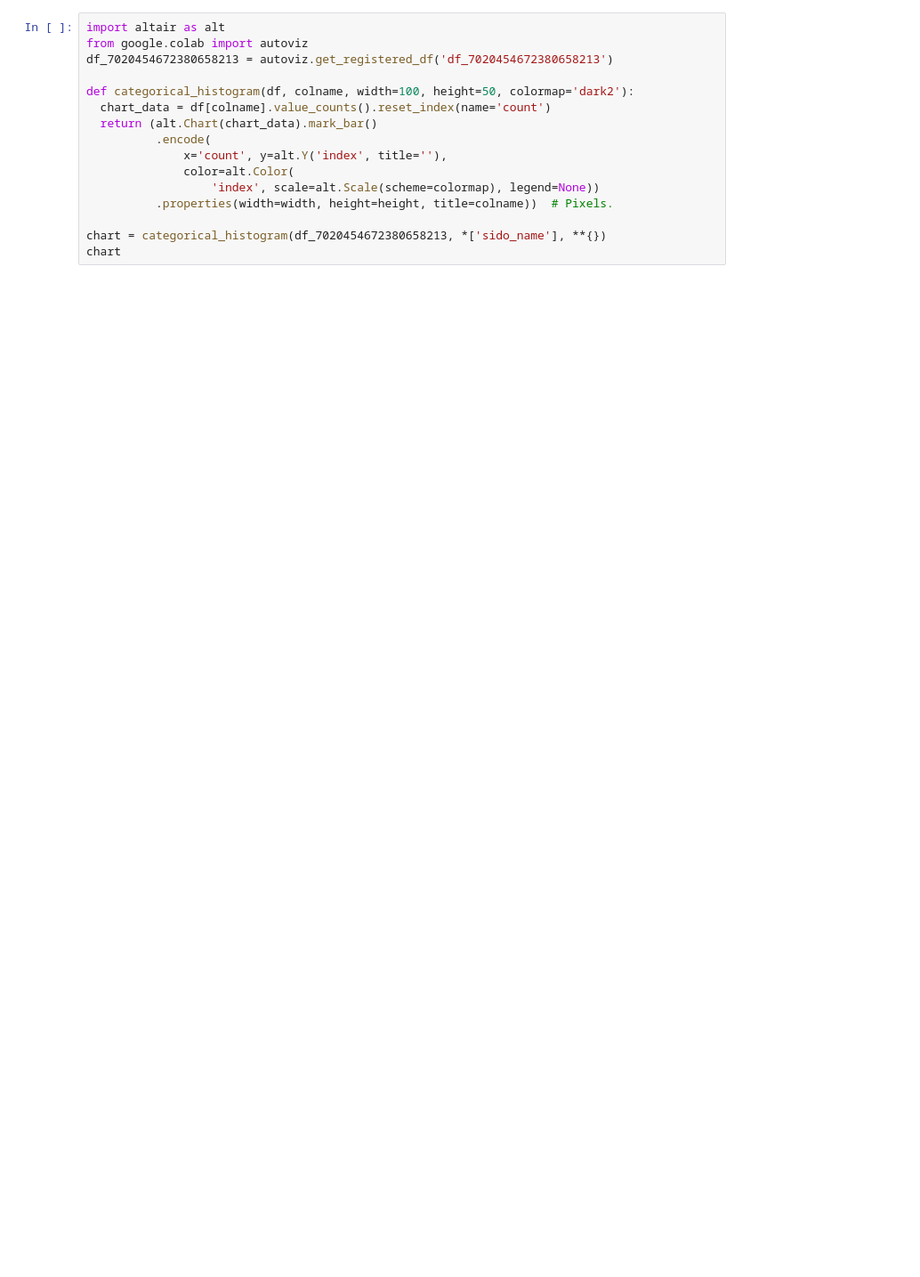
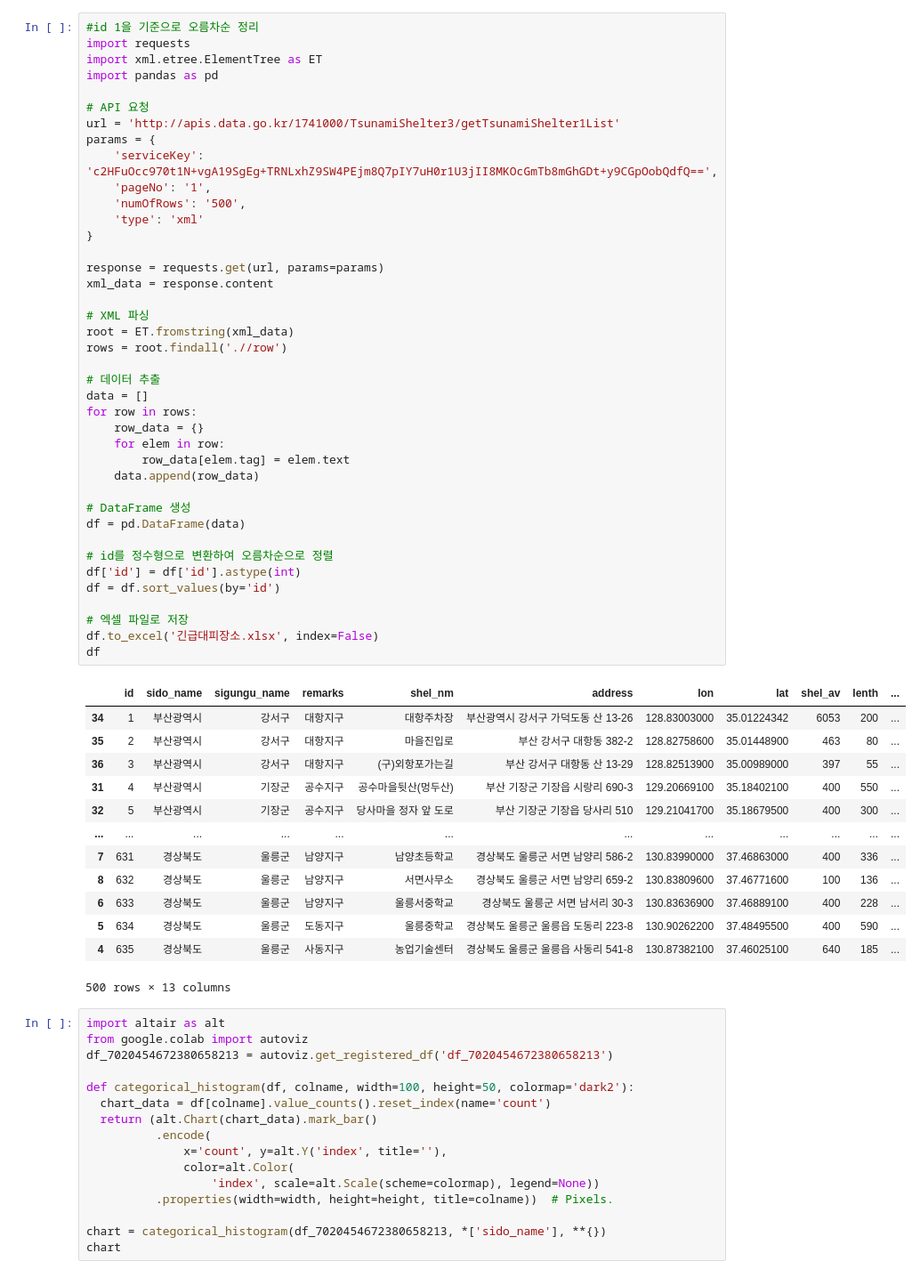
Before and after one commit to YimTaeHyeok/python, a Jupyter notebook: 행정안전부_지진해일_긴급대피장소.ipynb, the cells around one changed output. Shown at 89% size. Cells and saved outputs as stored; diff of their text form; blank space fills up the shorter version.

```diff
--- a/행정안전부_지진해일_긴급대피장소.ipynb
+++ b/행정안전부_지진해일_긴급대피장소.ipynb
@@ -51,4 +53,58 @@ df
 100 rows × 13 columns
+# %%
+#id 1을 기준으로 오름차순 정리
+import requests
+import xml.etree.ElementTree as ET
+import pandas as pd
+
+# API 요청
+url = 'http://apis.data.go.kr/1741000/TsunamiShelter3/getTsunamiShelter1List'
+params = {
+    'serviceKey': 'c2HFuOcc970t1N+vgA19SgEg+TRNLxhZ9SW4PEjm8Q7pIY7uH0r1U3jII8MKOcGmTb8mGhGDt+y9CGpOobQdfQ==',
+    'pageNo': '1',
+    'numOfRows': '500',
+    'type': 'xml'
+}
+
+response = requests.get(url, params=params)
+xml_data = response.content
+
+# XML 파싱
+root = ET.fromstring(xml_data)
+rows = root.findall('.//row')
+
+# 데이터 추출
+data = []
+for row in rows:
+    row_data = {}
+    for elem in row:
+        row_data[elem.tag] = elem.text
+    data.append(row_data)
+
+# DataFrame 생성
+df = pd.DataFrame(data)
+
+# id를 정수형으로 변환하여 오름차순으로 정렬
+df['id'] = df['id'].astype(int)
+df = df.sort_values(by='id')
+
+# 엑셀 파일로 저장
+df.to_excel('긴급대피장소.xlsx', index=False)
+df
+# %% [output]
+|  | id | sido_name | sigungu_name | remarks | shel_nm | address | lon | lat | shel_av | lenth | ... |
+| 34 | 1 | 부산광역시 | 강서구 | 대항지구 | 대항주차장 | 부산광역시 강서구 가덕도동 산 13-26 | 128.83003000 | 35.01224342 | 6053 | 200 | ... |
+| 35 | 2 | 부산광역시 | 강서구 | 대항지구 | 마을진입로 | 부산 강서구 대항동 382-2 | 128.82758600 | 35.01448900 | 463 | 80 | ... |
+| 36 | 3 | 부산광역시 | 강서구 | 대항지구 | (구)외항포가는길 | 부산 강서구 대항동 산 13-29 | 128.82513900 | 35.00989000 | 397 | 55 | ... |
+| 31 | 4 | 부산광역시 | 기장군 | 공수지구 | 공수마을뒷산(멍두산) | 부산 기장군 기장읍 시랑리 690-3 | 129.20669100 | 35.18402100 | 400 | 550 | ... |
+| 32 | 5 | 부산광역시 | 기장군 | 공수지구 | 당사마을 정자 앞 도로 | 부산 기장군 기장읍 당사리 510 | 129.21041700 | 35.18679500 | 400 | 300 | ... |
+| ... | ... | ... | ... | ... | ... | ... | ... | ... | ... | ... | ... |
+| 7 | 631 | 경상북도 | 울릉군 | 남양지구 | 남양초등학교 | 경상북도 울릉군 서면 남양리 586-2 | 130.83990000 | 37.46863000 | 400 | 336 | ... |
+| 8 | 632 | 경상북도 | 울릉군 | 남양지구 | 서면사무소 | 경상북도 울릉군 서면 남양리 659-2 | 130.83809600 | 37.46771600 | 100 | 136 | ... |
+| 6 | 633 | 경상북도 | 울릉군 | 남양지구 | 울릉서중학교 | 경상북도 울릉군 서면 남서리 30-3 | 130.83636900 | 37.46889100 | 400 | 228 | ... |
+| 5 | 634 | 경상북도 | 울릉군 | 도동지구 | 울릉중학교 | 경상북도 울릉군 울릉읍 도동리 223-8 | 130.90262200 | 37.48495500 | 400 | 590 | ... |
+| 4 | 635 | 경상북도 | 울릉군 | 사동지구 | 농업기술센터 | 경상북도 울릉군 울릉읍 사동리 541-8 | 130.87382100 | 37.46025100 | 640 | 185 | ... |
+500 rows × 13 columns
 # %%
 import altair as alt
 from google.colab import autoviz
```
Also changed, not shown: parts of 7 cells of this notebook.
